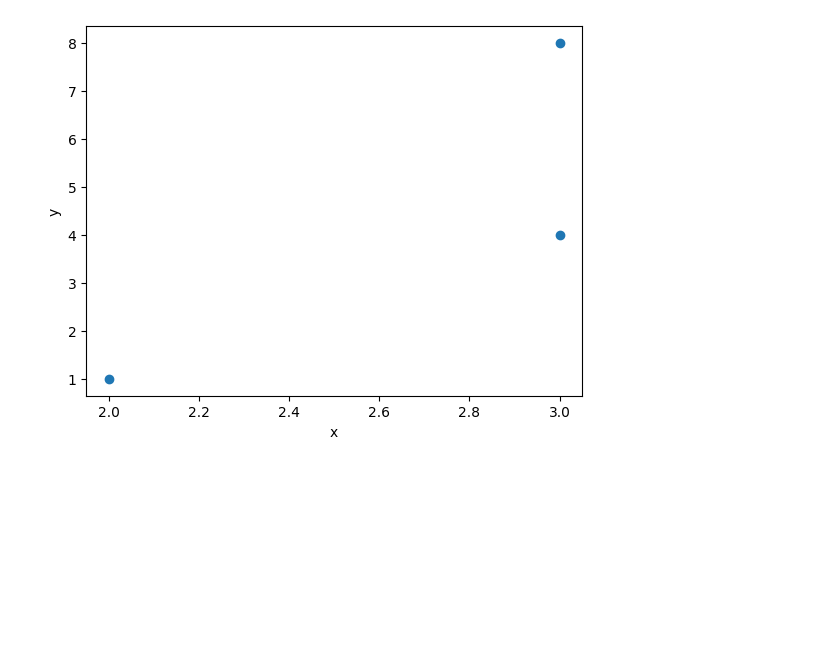
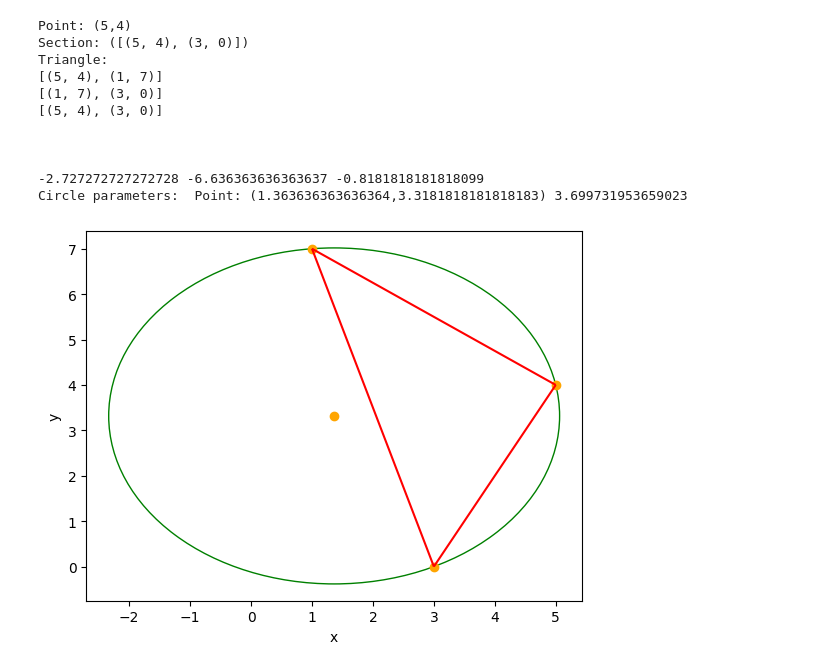
Before and after one commit to Szymbuk/Algorytmy-Geometryczne, a Jupyter notebook: bitalg/Projekt/wizualizacje.ipynb, the cells around one changed output. Drawn from its saved outputs; the diff is of its cells as text; code cells hidden in the pictures; blank space fills up the shorter version.

Commit message:
Adding Point, Section and Triangle classes.

```diff
--- a/bitalg/Projekt/wizualizacje.ipynb
+++ b/bitalg/Projekt/wizualizacje.ipynb
@@ -3,4 +7,38 @@ from bitalg.Projekt.main import func
 # %%
-func()
+p1: Point = Point(5,4,1)
+p2: Point = Point(3,0,2)
+p3: Point = Point(1,7,3)
+print(p1)
+sec1: Section = Section(p1,p2,1)
+sec2: Section = Section(p2,p3, 2)
+sec3: Section = Section(p1,p3, 3)
+print(sec1)
+t1: Triangle = Triangle(p1,p2,p3)
+print(t1)
+
+
+vis = Visualizer()
+
+T1 = Triangle(p1,p2,p3)
+print()
+
+q, r = T1.define_circle()
+print("Circle parameters: ",q,r)
+vis.add_circle([q.get_cords()[0],q.get_cords()[1],r],fill=False,color="green")
+vis.add_point(q.get_cords(),color="orange")
+vis.add_point([p1.get_cords(),p2.get_cords(),p3.get_cords()],color="orange")
+vis.add_line_segment(T1.get_list_edges(),color="red")
+vis.show()
 # %% [output]
+Point: (5,4)
+Section: ([(5, 4), (3, 0)])
+Triangle:
+[(5, 4), (1, 7)]
+[(1, 7), (3, 0)]
+[(5, 4), (3, 0)]
+
+
+
+-2.727272727272728 -6.636363636363637 -0.8181818181818099
+Circle parameters:  Point: (1.363636363636364,3.3181818181818183) 3.699731953659023
-[figure, old version]
+[figure, new version]
```
Also changed, not shown: parts of 2 cells of this notebook, 6 other files.
